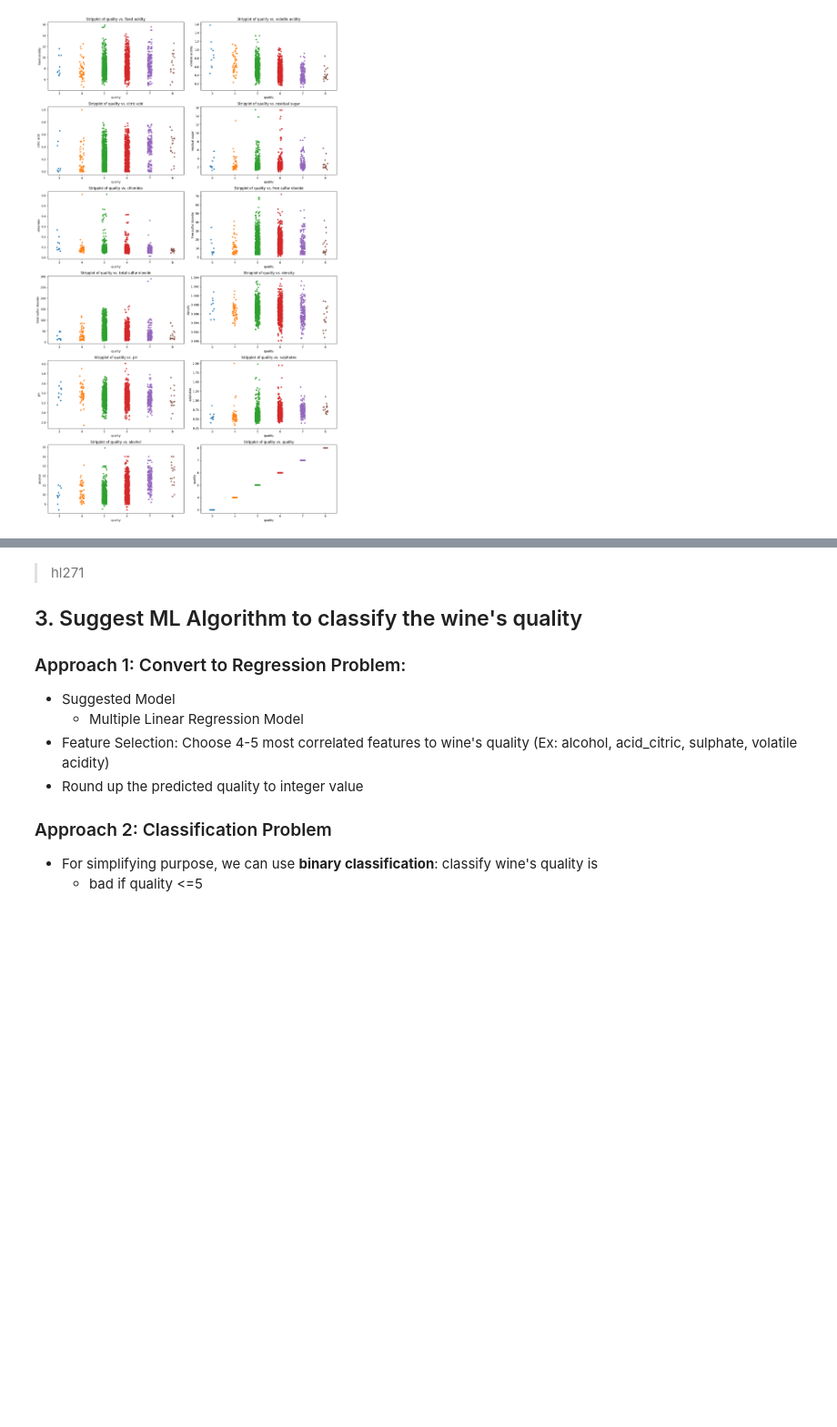
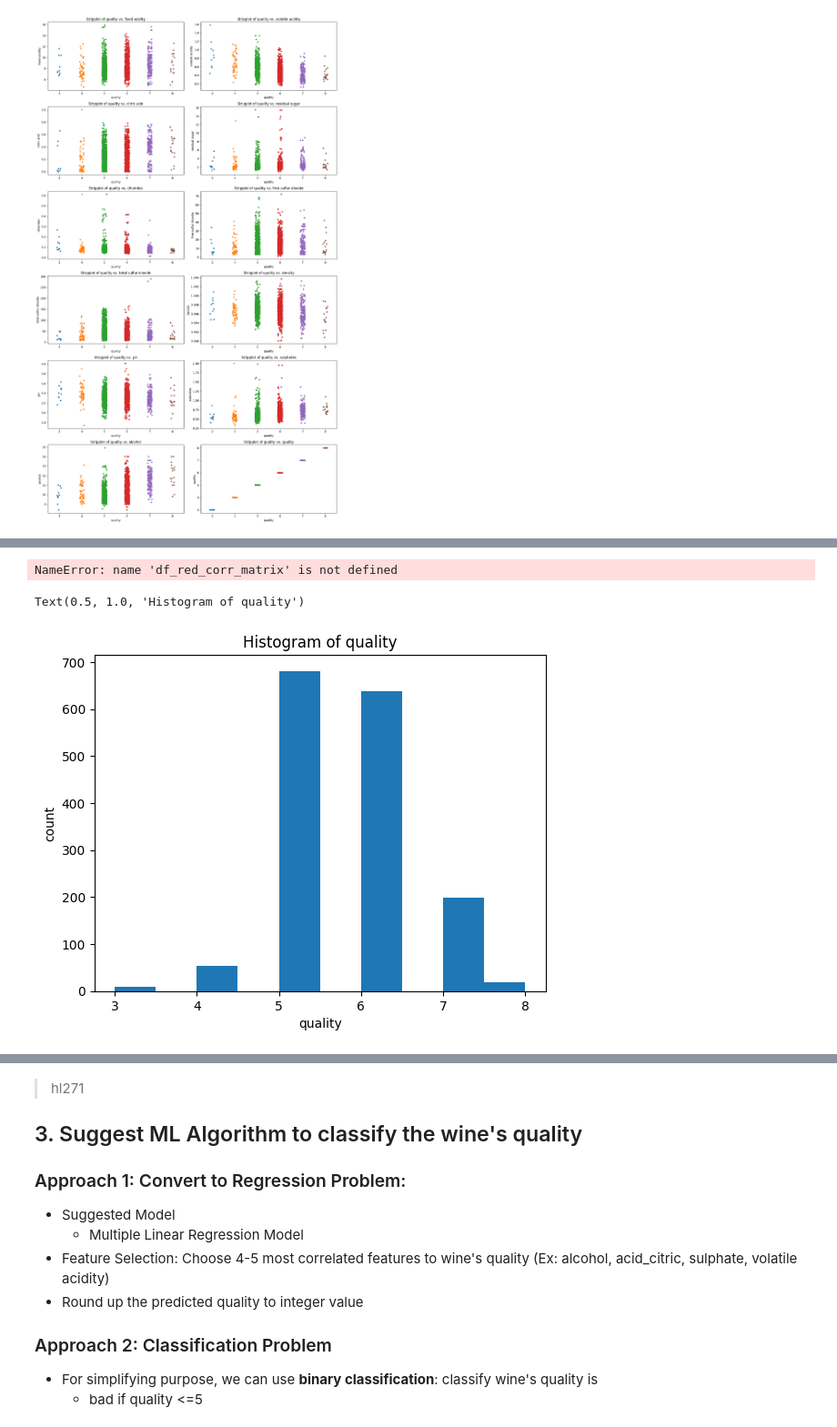
Before and after one commit to Vukhacson/WineQuality, a Jupyter notebook: SMSmall/SMSmall_Wine_quality_data_exploration.ipynb, the cells around one changed output, grey strips where cells are left out. Shown at 91% size. Saved outputs shown, nothing was run; the diff lists cells and outputs as text; code cells hidden in the pictures; blank space fills up the shorter version.

```diff
--- a/SMSmall/SMSmall_Wine_quality_data_exploration.ipynb
+++ b/SMSmall/SMSmall_Wine_quality_data_exploration.ipynb
@@ -404,0 +426,4 @@ fig.tight_layout()
+# %%
+sns.heatmap(df_red_corr_matrix, cmap="Blues", linewidths=0.5, cbar=True)
+# %% [output]
+NameError: name 'df_red_corr_matrix' is not defined
@@ -404,0 +434,8 @@ fig.tight_layout()
+# %%
+plt.hist(df_red_wine['quality'])
+plt.ylabel('count')
+plt.xlabel('quality')
+plt.title('Histogram of quality')
+# %% [output]
+Text(0.5, 1.0, 'Histogram of quality')
+[figure, added]
```
Also changed, not shown: parts of 11 cells of this notebook, 2 other files.
